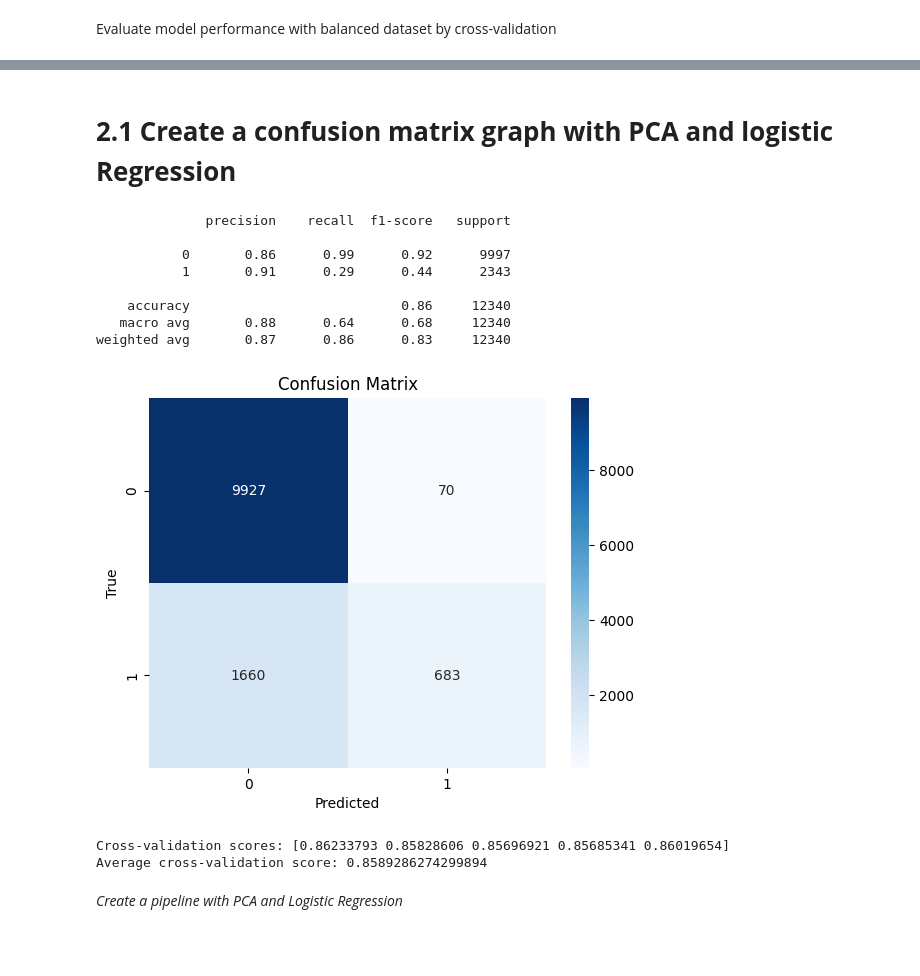
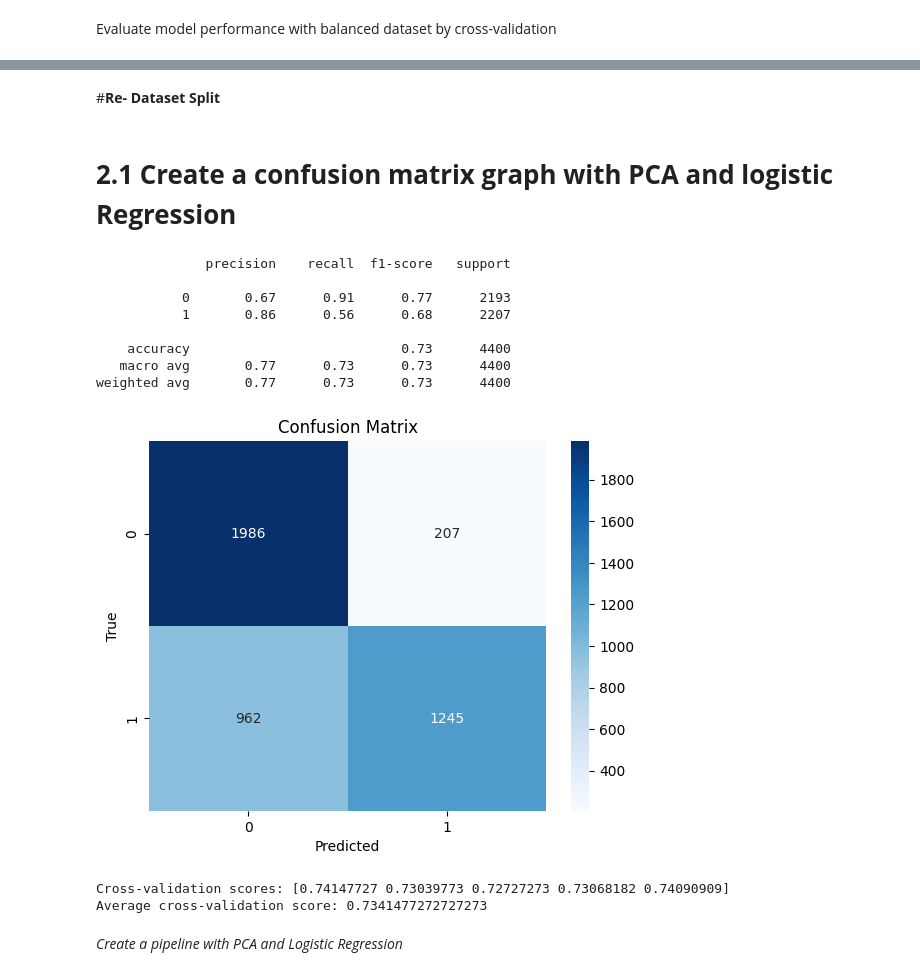
Before and after one commit to borisPMC/NewsHeadline, a Jupyter notebook: boris.ipynb, the cells around one changed output, grey strips where cells are left out. Cells and saved outputs as stored; diff of their text form; code cells hidden in the pictures; blank space fills up the shorter version.

```diff
--- a/boris.ipynb
+++ b/boris.ipynb
@@ -353,6 +355,14 @@ weighted avg       0.87      0.85      0.81     12340
    macro avg       0.78      0.61      0.54      4400
 weighted avg       0.78      0.61      0.54      4400
 [figure]
+# %% [markdown]
+#**Re- Dataset Split**
+# %%
+df = random_sample_set[0]
+Y = df["fake"]
+X = df.drop("fake",axis=1)
+
+x_train, x_test, y_train, y_test = train_test_split(X, Y, test_size=0.2, random_state=7)
 # %% [markdown]
 # **2.1 Create a confusion matrix graph with PCA and logistic Regression**
 # %%
@@ -369,45 +379,45 @@ from sklearn.metrics import classification_report, confusion_matrix
 # Convert sparse matrix to dense array
 tfidf_train_dense = tfidf_train.toarray()
 tfidf_test_dense = tfidf_test.toarray()
 # Define the pipeline
 pipeline = Pipeline([
-    ('pca', PCA(n_components=10)),  # Adjust n_components based on your data
+    ('pca', PCA(n_components=100)),  # Adjust n_components based on your data
     ('logistic_regression', LogisticRegression(random_state=42))
 ])
 
 # Fit the pipeline
-pipeline.fit(tfidf_train_dense, y_train)
+pipeline.fit(x_train, y_train)
 
 # Predict on the test set
-predictions = pipeline.predict(tfidf_test_dense)
+predictions = pipeline.predict(x_test)
 
 # Print classification report
 print(classification_report(y_test, predictions))  # Corrected to use y_test
 
 # Plot confusion matrix
 cm = confusion_matrix(y_test, predictions)
 sns.heatmap(cm, annot=True, fmt='d', cmap='Blues')
 plt.xlabel('Predicted')
 plt.ylabel('True')
 plt.title('Confusion Matrix')
 plt.show()
 
 # Perform 5-fold cross-validation
-scores = cross_val_score(pipeline, tfidf_train_dense, y_train, cv=5, scoring='accuracy')
+scores = cross_val_score(pipeline, x_train, y_train, cv=5, scoring='accuracy')
 print(f"Cross-validation scores: {scores}")
 print(f"Average cross-validation score: {np.mean(scores)}")
 # %% [output]
               precision    recall  f1-score   support
 
-           0       0.86      0.99      0.92      9997
-           1       0.91      0.29      0.44      2343
+           0       0.67      0.91      0.77      2193
+           1       0.86      0.56      0.68      2207
 
-    accuracy                           0.86     12340
-   macro avg       0.88      0.64      0.68     12340
-weighted avg       0.87      0.86      0.83     12340
+    accuracy                           0.73      4400
+   macro avg       0.77      0.73      0.73      4400
+weighted avg       0.77      0.73      0.73      4400
-[figure, old version]
+[figure, new version]
-Cross-validation scores: [0.86233793 0.85828606 0.85696921 0.85685341 0.86019654]
-Average cross-validation score: 0.8589286274299894
+Cross-validation scores: [0.74147727 0.73039773 0.72727273 0.73068182 0.74090909]
+Average cross-validation score: 0.7341477272727273
 # %% [markdown]
 *Create a pipeline with PCA and Logistic Regression*
 # %%
```
Also changed, not shown: parts of 9 cells of this notebook, 1 other file.
